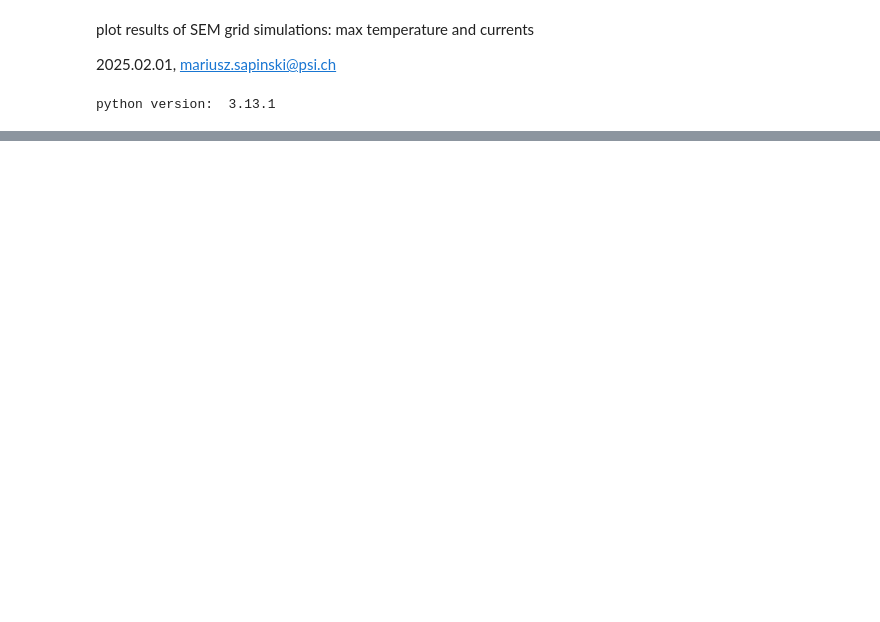
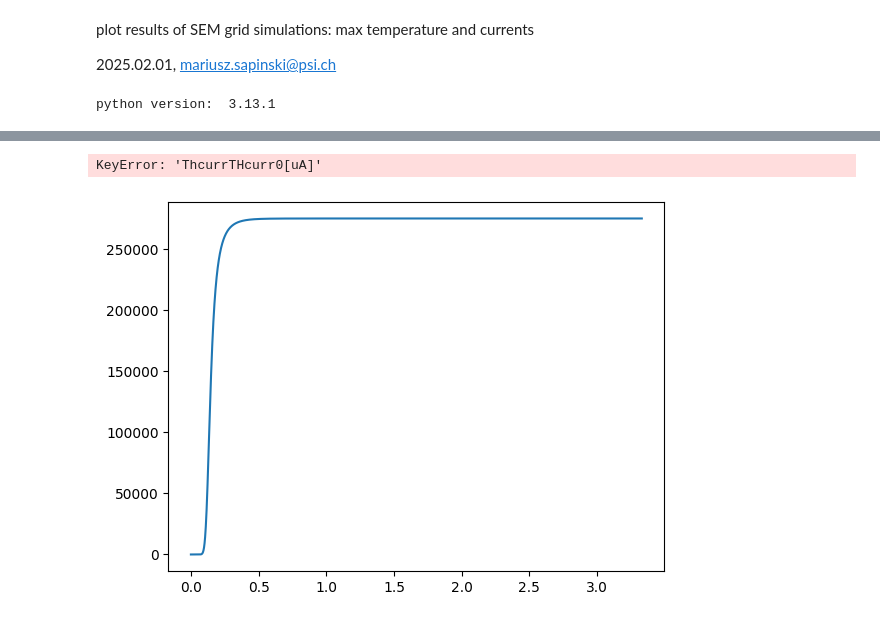
Before and after one commit to ClaudePP/PyTT, a Jupyter notebook: Output/Plot_SEM.ipynb, the cells around one changed output, grey strips where cells are left out. Saved outputs shown, nothing was run; the diff lists cells and outputs as text; code cells hidden in the pictures; blank space fills up the shorter version.

```diff
--- a/Output/Plot_SEM.ipynb
+++ b/Output/Plot_SEM.ipynb
@@ -66,0 +68,9 @@ plt.legend()
+# %%
+plt.plot([x*1e-6 for x in df["Time[us]"][:-1]],df["THcurr1[uA]"][:-1],label="central wire")
+plt.plot([x*1e-6 for x in df["Time[us]"][:-1]],df["ThcurrTHcurr0[uA]"][:-1],label="side wire")
+plt.xlabel("Time [s]")
+plt.ylabel("Secondary Electron Current [uA]")
+plt.legend()
+# %% [output]
+KeyError: 'ThcurrTHcurr0[uA]'
+[figure, added]
```
Also changed, not shown: parts of 4 cells of this notebook, 11 other files.
